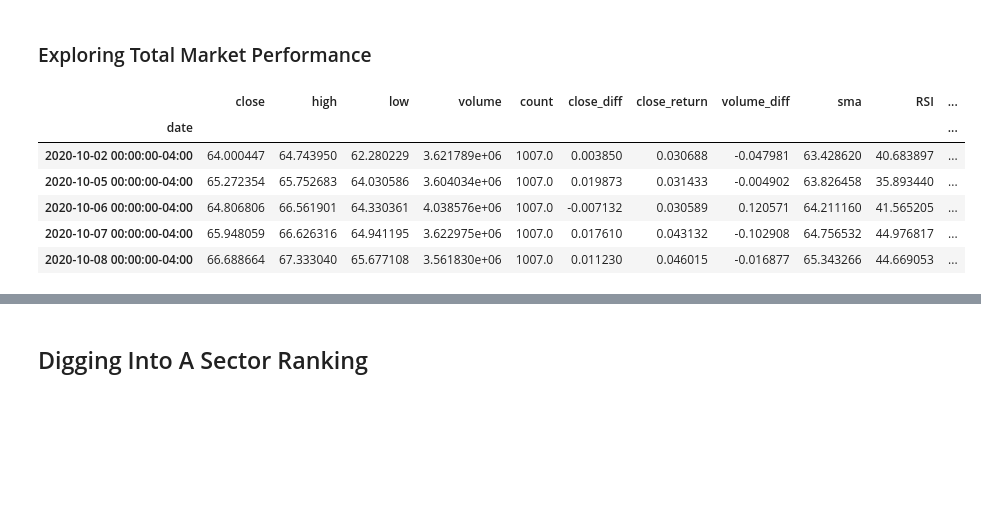
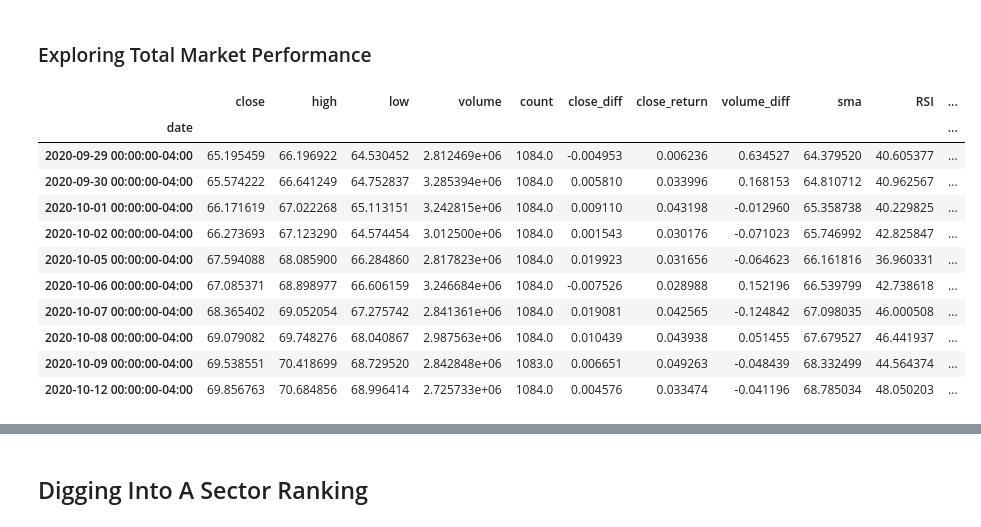
Before and after one commit to webclinic017/Stock-Strategy-Exploration, a Jupyter notebook: Python/Alpaca.ipynb, the cells around one changed output, grey strips where cells are left out. Drawn from its saved outputs; the diff is of its cells as text; code cells hidden in the pictures; blank space fills up the shorter version.

```diff
--- a/Python/Alpaca.ipynb
+++ b/Python/Alpaca.ipynb
@@ -143,18 +177,24 @@ pickle.dump(Combined_Data, open(Project_Folder + "Data//Historical_Data.p" , "wb
 # %%
 ## Loading Stored Data
 Combined_Data = pickle.load(open(Project_Folder + "Data//Historical_Data.p" , "rb" ))
 Combined_Data = Combined_Data.drop_duplicates()
+Combined_Data = Combined_Data[(datetime.now() - timedelta(days = N_DAYS_AGO)).strftime("%Y-%m-%d"):datetime.now().strftime("%Y-%m-%d")]
 
 Total_Market = Stock_Consolidator(Combined_Data)
 Total_Market = Total_Market.loc[Total_Market.RSI > 0,:]
-Total_Market.tail(5)
+Total_Market.tail(10)
 # %% [output]
 |  | close | high | low | volume | count | close_diff | close_return | volume_diff | sma | RSI | ... |
 | date |  |  |  |  |  |  |  |  |  |  | ... |
-| 2020-10-02 00:00:00-04:00 | 64.000447 | 64.743950 | 62.280229 | 3.621789e+06 | 1007.0 | 0.003850 | 0.030688 | -0.047981 | 63.428620 | 40.683897 | ... |
-| 2020-10-05 00:00:00-04:00 | 65.272354 | 65.752683 | 64.030586 | 3.604034e+06 | 1007.0 | 0.019873 | 0.031433 | -0.004902 | 63.826458 | 35.893440 | ... |
-| 2020-10-06 00:00:00-04:00 | 64.806806 | 66.561901 | 64.330361 | 4.038576e+06 | 1007.0 | -0.007132 | 0.030589 | 0.120571 | 64.211160 | 41.565205 | ... |
-| 2020-10-07 00:00:00-04:00 | 65.948059 | 66.626316 | 64.941195 | 3.622975e+06 | 1007.0 | 0.017610 | 0.043132 | -0.102908 | 64.756532 | 44.976817 | ... |
-| 2020-10-08 00:00:00-04:00 | 66.688664 | 67.333040 | 65.677108 | 3.561830e+06 | 1007.0 | 0.011230 | 0.046015 | -0.016877 | 65.343266 | 44.669053 | ... |
+| 2020-09-29 00:00:00-04:00 | 65.195459 | 66.196922 | 64.530452 | 2.812469e+06 | 1084.0 | -0.004953 | 0.006236 | 0.634527 | 64.379520 | 40.605377 | ... |
+| 2020-09-30 00:00:00-04:00 | 65.574222 | 66.641249 | 64.752837 | 3.285394e+06 | 1084.0 | 0.005810 | 0.033996 | 0.168153 | 64.810712 | 40.962567 | ... |
+| 2020-10-01 00:00:00-04:00 | 66.171619 | 67.022268 | 65.113151 | 3.242815e+06 | 1084.0 | 0.009110 | 0.043198 | -0.012960 | 65.358738 | 40.229825 | ... |
+| 2020-10-02 00:00:00-04:00 | 66.273693 | 67.123290 | 64.574454 | 3.012500e+06 | 1084.0 | 0.001543 | 0.030176 | -0.071023 | 65.746992 | 42.825847 | ... |
+| 2020-10-05 00:00:00-04:00 | 67.594088 | 68.085900 | 66.284860 | 2.817823e+06 | 1084.0 | 0.019923 | 0.031656 | -0.064623 | 66.161816 | 36.960331 | ... |
+| 2020-10-06 00:00:00-04:00 | 67.085371 | 68.898977 | 66.606159 | 3.246684e+06 | 1084.0 | -0.007526 | 0.028988 | 0.152196 | 66.539799 | 42.738618 | ... |
+| 2020-10-07 00:00:00-04:00 | 68.365402 | 69.052054 | 67.275742 | 2.841361e+06 | 1084.0 | 0.019081 | 0.042565 | -0.124842 | 67.098035 | 46.000508 | ... |
+| 2020-10-08 00:00:00-04:00 | 69.079082 | 69.748276 | 68.040867 | 2.987563e+06 | 1084.0 | 0.010439 | 0.043938 | 0.051455 | 67.679527 | 46.441937 | ... |
+| 2020-10-09 00:00:00-04:00 | 69.538551 | 70.418699 | 68.729520 | 2.842848e+06 | 1083.0 | 0.006651 | 0.049263 | -0.048439 | 68.332499 | 44.564374 | ... |
+| 2020-10-12 00:00:00-04:00 | 69.856763 | 70.684856 | 68.996414 | 2.725733e+06 | 1084.0 | 0.004576 | 0.033474 | -0.041196 | 68.785034 | 48.050203 | ... |
 # %%
 Plot_Data = Total_Market
```
Also changed, not shown: parts of 9 cells of this notebook, 2 other files.
